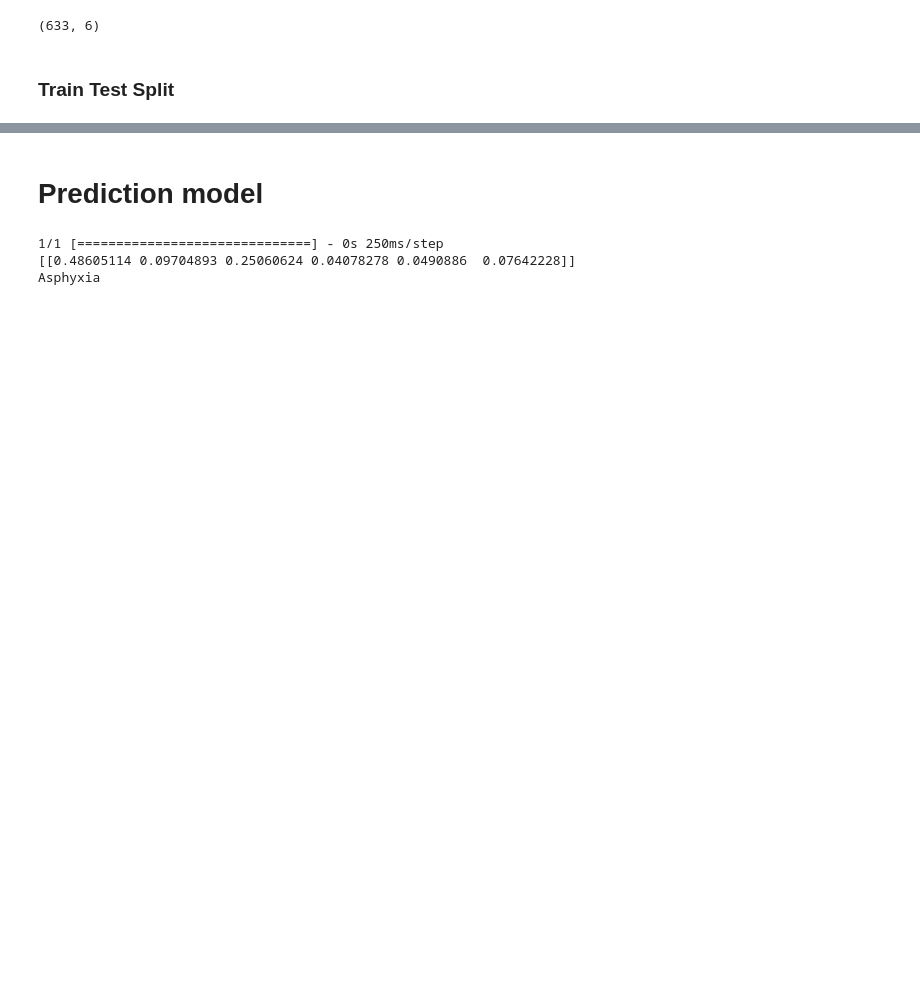
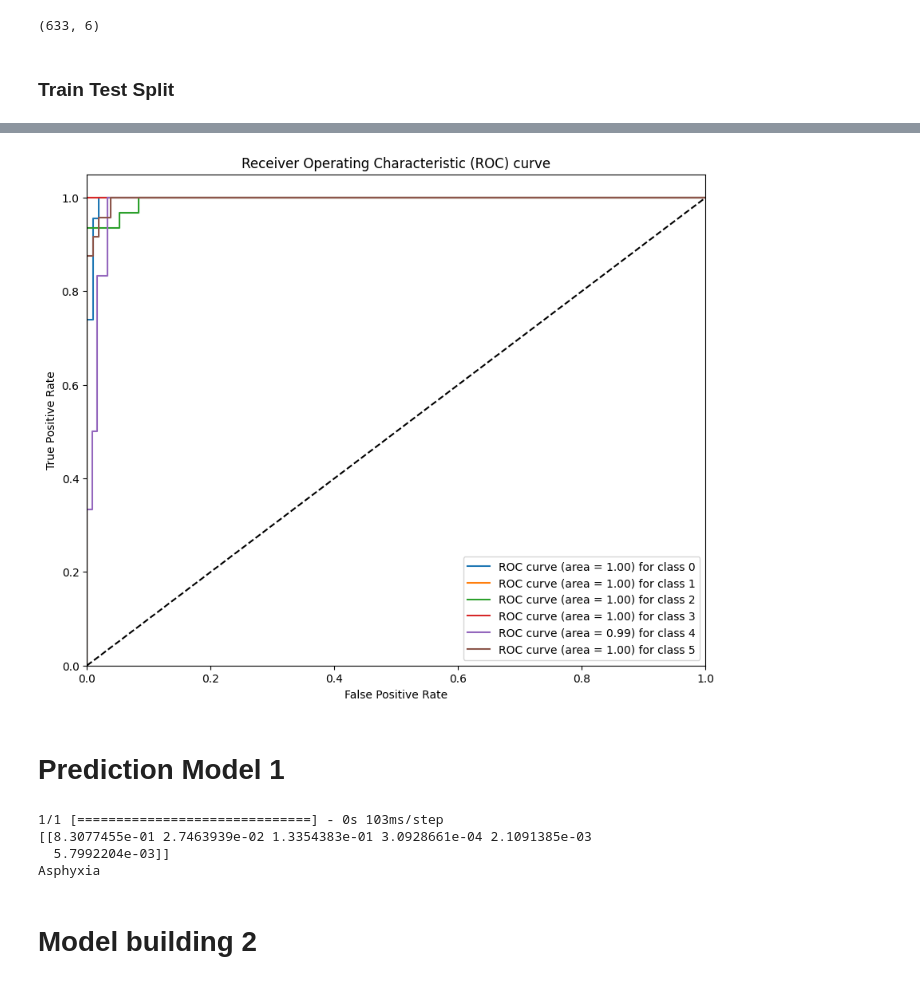
Before and after one commit to Aman-Vishwakarma1729/Automatic_Infant_Cry_Audio_Classification, a Jupyter notebook: Rersearch/main_working.ipynb, the cells around one changed output, grey strips where cells are left out. Cells and saved outputs as stored; diff of their text form; code cells hidden in the pictures; blank space fills up the shorter version.

Commit message:
Model selection done

```diff
--- a/Rersearch/main_working.ipynb
+++ b/Rersearch/main_working.ipynb
@@ -215,3 +226,6 @@ y = np.array(pd.get_dummies(y))
+# %%
+label_encoder = LabelEncoder()
+y = to_categorical(label_encoder.fit_transform(y))
 # %%
 y
 # %% [output]
@@ -242,15 +257,15 @@ num_labels = y.shape[1]
 # %%
 model = Sequential()
 model.add(Dense(100,input_shape=(40,)))
-model.add(Activation('relu'))
+model.add(Activation(LeakyReLU(alpha=0.3)))
 model.add(Dropout(0.5))
 
 model.add(Dense(150,))
-model.add(Activation('relu'))
+model.add(Activation(LeakyReLU(alpha=0.2)))
 model.add(Dropout(0.5))
 
 model.add(Dense(100))
-model.add(Activation('relu'))
+model.add(Activation(LeakyReLU(alpha=0.1)))
 model.add(Dropout(0.5))
 
 model.add(Dense(num_labels))
@@ -293,12 +304,12 @@ def create_folder_if_not_exists():
 from tensorflow.keras.callbacks import ModelCheckpoint
 from datetime import datetime
 # %%
-num_epochs = 70
-num_batch_size = 32
+num_epochs = 100
+num_batch_size = 30
 artifact_folder_path = create_folder_if_not_exists()
 checkpointer = ModelCheckpoint(filepath='infant_cry_audio_classifier_model.hdf5',verbose=1,save_best_only=True)
 start = datetime.now()
-model.fit(X_train,y_train,batch_size=num_batch_size,epochs=num_epochs)
+model.fit(X_train,y_train,batch_size=num_batch_size,epochs=num_epochs,validation_data=(X_test, y_test),callbacks=[checkpointer])
 duration = datetime.now() - start
 print(f"The model training takes {duration}")
 # %% [output]
@@ -321,0 +353,2 @@ The model training takes 0:00:18.925439
+# %%
+y_pred = model.predict(X_test)
@@ -322,3 +414,26 @@ The model training takes 0:00:18.925439
+# %%
+n_classes = y_test.shape[1]
+fpr = dict()
+tpr = dict()
+roc_auc = dict()
+for i in range(n_classes):
+    fpr[i], tpr[i], _ = roc_curve(y_test[:, i], y_pred[:, i])
+    roc_auc[i] = auc(fpr[i], tpr[i])
+
+# Plot ROC curve for each class
+plt.figure(figsize=(10, 8))
+for i in range(n_classes):
+    plt.plot(fpr[i], tpr[i], label='ROC curve (area = %0.2f) for class %d' % (roc_auc[i], i))
+plt.plot([0, 1], [0, 1], 'k--')
+plt.xlim([0.0, 1.0])
+plt.ylim([0.0, 1.05])
+plt.xlabel('False Positive Rate')
+plt.ylabel('True Positive Rate')
+plt.title('Receiver Operating Characteristic (ROC) curve')
+plt.legend(loc="lower right")
+plt.show()
+# %% [output]
+[figure, added]
 # %% [markdown]
-# Prediction model
+# Prediction Model 1
 # %%
@@ -333,8 +450,11 @@ def prediction(audio_file):
     output = child_discomfort_categories[output]
     print(output)
 # %%
-prediction(r"D:\External_Projects\Infant_Cry_Audio_Classification\Audio_Data\asphyxia\5_part_8.wav")
+prediction(r"D:\External_Projects\Infant_Cry_Audio_Classification\Audio_Data\asphyxia\5_part2_4.wav")
 # %% [output]
-1/1 [==============================] - 0s 250ms/step
-[[0.48605114 0.09704893 0.25060624 0.04078278 0.0490886  0.07642228]]
+1/1 [==============================] - 0s 103ms/step
+[[8.3077455e-01 2.7463939e-02 1.3354383e-01 3.0928661e-04 2.1091385e-03
+  5.7992204e-03]]
 Asphyxia
+# %% [markdown]
+# Model building 2
```
Also changed, not shown: parts of 37 cells of this notebook, 2 other files.
